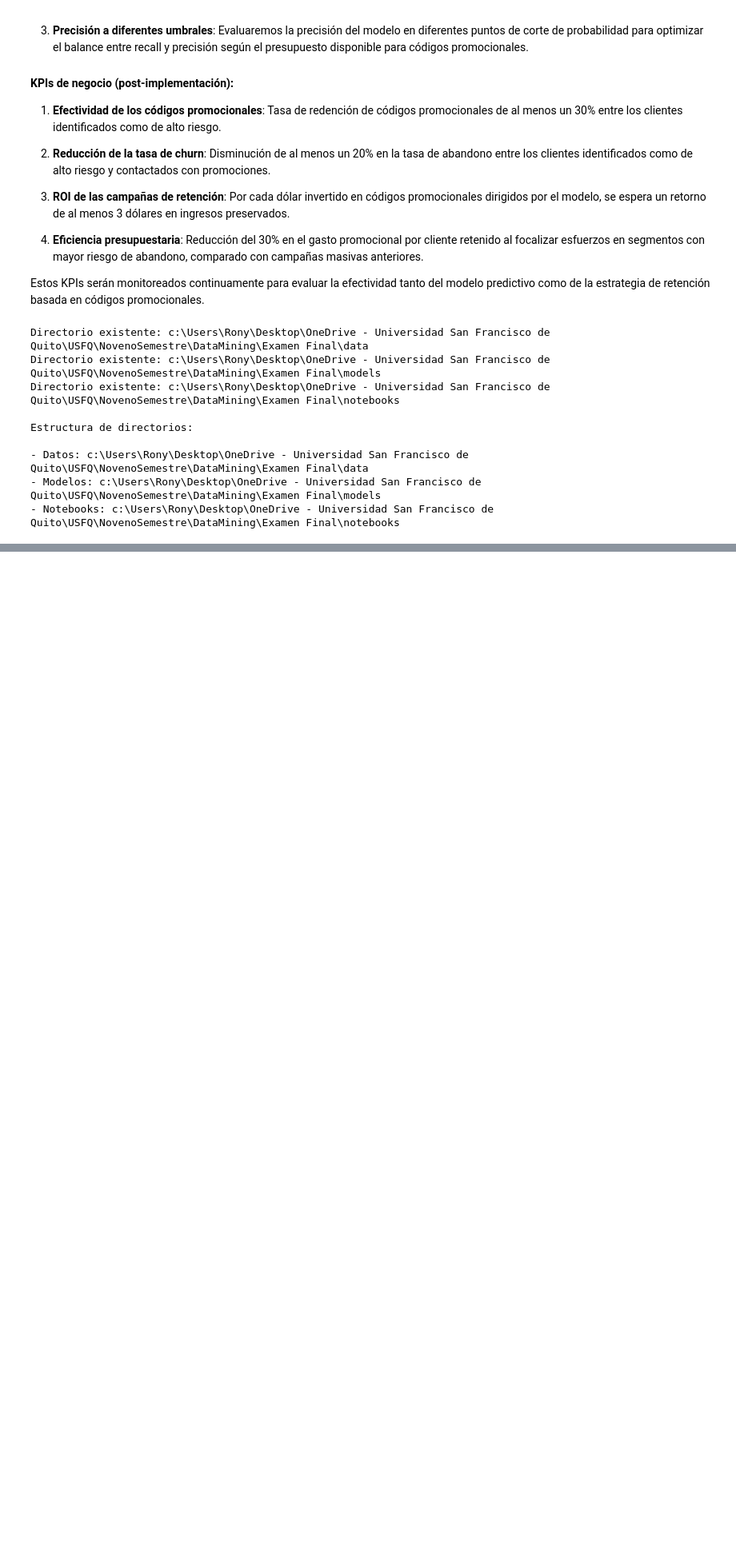
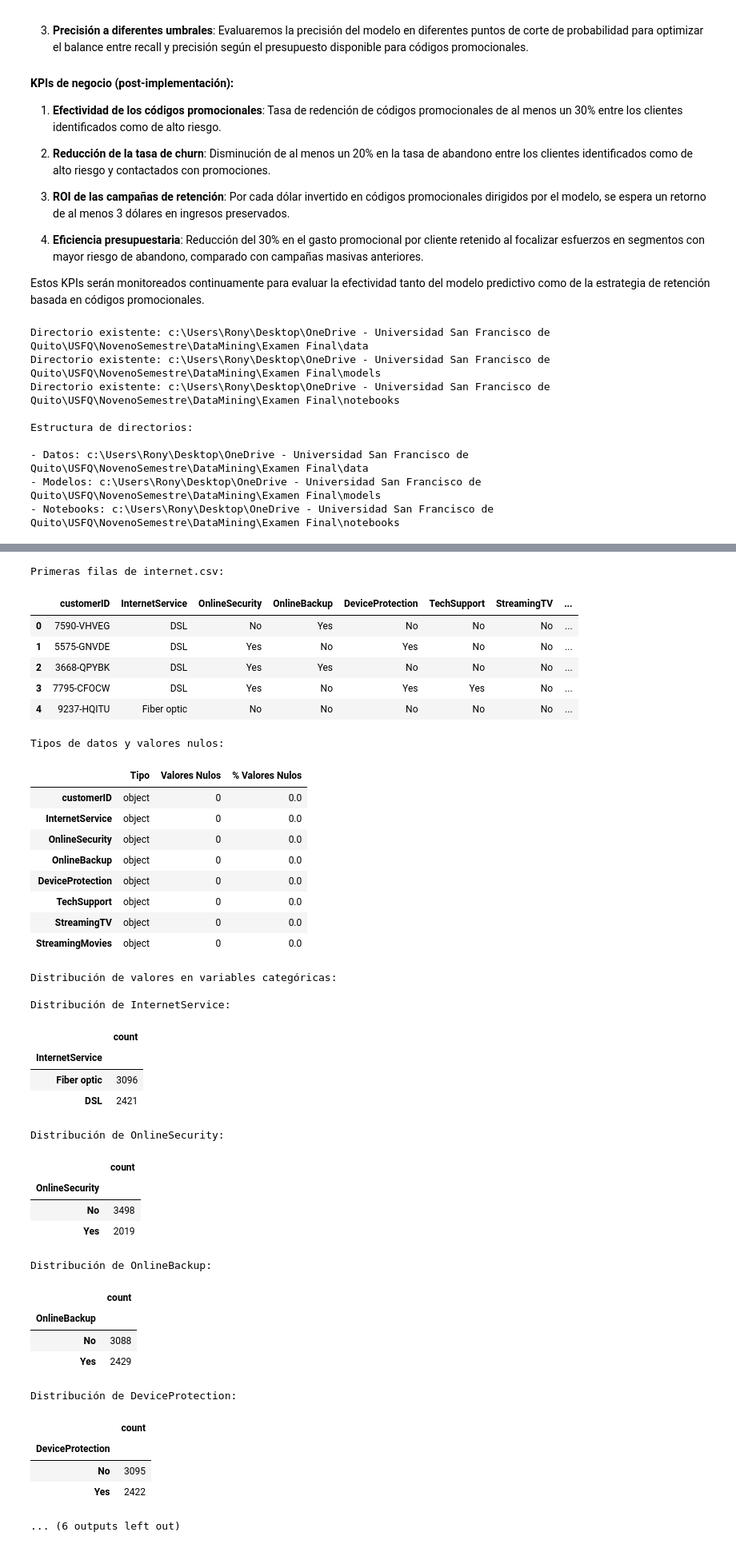
Before and after one commit to ronygsp/Examen-Final, a Jupyter notebook: notebooks/Salgado_Ronald_churn.ipynb, the cells around one changed output, grey strips where cells are left out. Shown at 80% size. Drawn from its saved outputs; the diff is of its cells as text; code cells hidden in the pictures; blank space fills up the shorter version.

```diff
--- a/notebooks/Salgado_Ronald_churn.ipynb
+++ b/notebooks/Salgado_Ronald_churn.ipynb
@@ -130,0 +248,20 @@ Estructura de directorios:
+# %%
+# Exploración del conjunto de datos personales
+print("\nPrimeras filas de personal.csv:")
+display(df_personal.head())
+
+print("\nDescripción estadística de variables numéricas:")
+display(df_personal.describe())
+
+print("\nTipos de datos y valores nulos:")
+display(pd.DataFrame({
+    'Tipo': df_personal.dtypes,
+    'Valores Nulos': df_personal.isnull().sum(),
+    '% Valores Nulos': (df_personal.isnull().sum() / len(df_personal)) * 100
+}))
+
+print("\nDistribución de valores en variables categóricas:")
+for col in df_personal.select_dtypes(include=['object']).columns:
+    if col != 'customerID':  # Excluimos el ID del cliente
+        print(f"\nDistribución de {col}:")
+        display(df_personal[col].value_counts().to_frame().style.background_gradient())
@@ -130,0 +310,58 @@ Estructura de directorios:
+# %%
+# Exploración del conjunto de datos de internet
+print("\nPrimeras filas de internet.csv:")
+display(df_internet.head())
+
+print("\nTipos de datos y valores nulos:")
+display(pd.DataFrame({
+    'Tipo': df_internet.dtypes,
+    'Valores Nulos': df_internet.isnull().sum(),
+    '% Valores Nulos': (df_internet.isnull().sum() / len(df_internet)) * 100
+}))
+
+print("\nDistribución de valores en variables categóricas:")
+for col in df_internet.select_dtypes(include=['object']).columns:
+    if col != 'customerID':  # Excluimos el ID del cliente
+        print(f"\nDistribución de {col}:")
+        display(df_internet[col].value_counts().to_frame().style.background_gradient())
+# %% [output]
+Primeras filas de internet.csv:
+|  | customerID | InternetService | OnlineSecurity | OnlineBackup | DeviceProtection | TechSupport | StreamingTV | ... |
+| 0 | 7590-VHVEG | DSL | No | Yes | No | No | No | ... |
+| 1 | 5575-GNVDE | DSL | Yes | No | Yes | No | No | ... |
+| 2 | 3668-QPYBK | DSL | Yes | Yes | No | No | No | ... |
+| 3 | 7795-CFOCW | DSL | Yes | No | Yes | Yes | No | ... |
+| 4 | 9237-HQITU | Fiber optic | No | No | No | No | No | ... |
+Tipos de datos y valores nulos:
+|  | Tipo | Valores Nulos | % Valores Nulos |
+| customerID | object | 0 | 0.0 |
+| InternetService | object | 0 | 0.0 |
+| OnlineSecurity | object | 0 | 0.0 |
+| OnlineBackup | object | 0 | 0.0 |
+| DeviceProtection | object | 0 | 0.0 |
+| TechSupport | object | 0 | 0.0 |
+| StreamingTV | object | 0 | 0.0 |
+| StreamingMovies | object | 0 | 0.0 |
+Distribución de valores en variables categóricas:
+
+Distribución de InternetService:
+|  | count |
+| InternetService |  |
+| Fiber optic | 3096 |
+| DSL | 2421 |
+Distribución de OnlineSecurity:
+|  | count |
+| OnlineSecurity |  |
+| No | 3498 |
+| Yes | 2019 |
+Distribución de OnlineBackup:
+|  | count |
+| OnlineBackup |  |
+| No | 3088 |
+| Yes | 2429 |
+Distribución de DeviceProtection:
+|  | count |
+| DeviceProtection |  |
+| No | 3095 |
+| Yes | 2422 |
+... (6 outputs left out)
```
Also changed, not shown: parts of 14 cells of this notebook.
